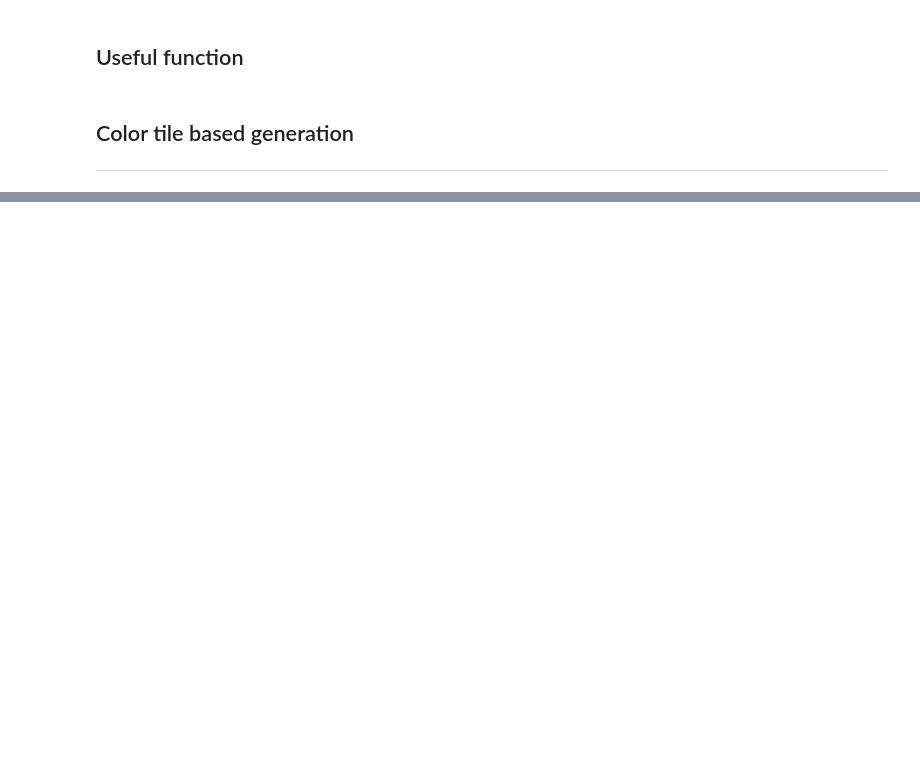
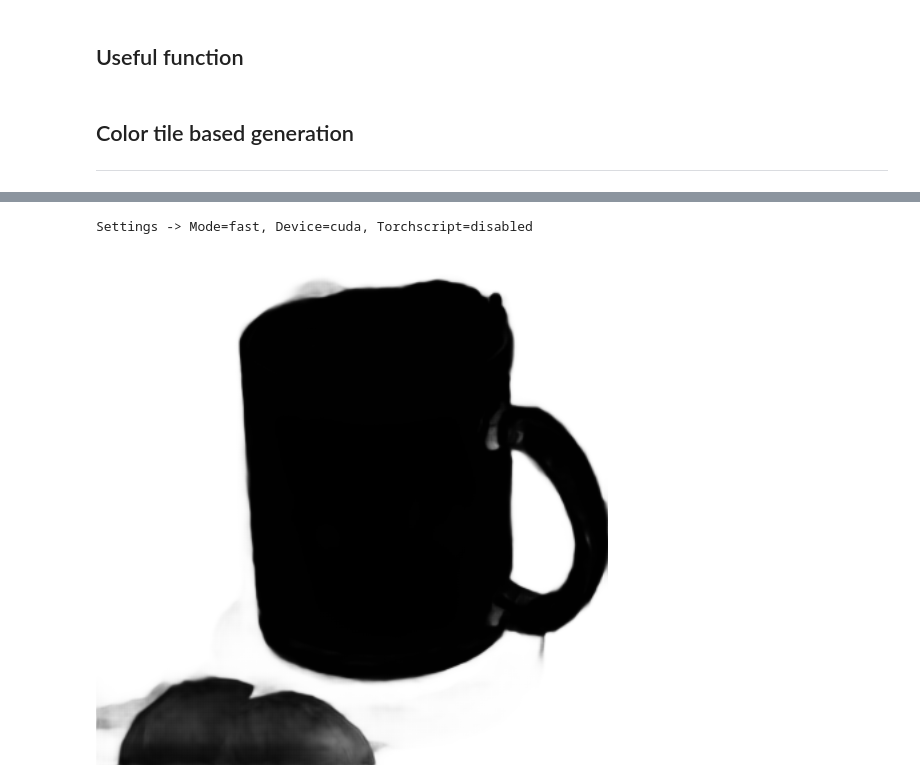
Before and after one commit to MiddleKD/Favorfit_diffusion, a Jupyter notebook: favorfit_demo.ipynb, the cells around one changed output, grey strips where cells are left out. Saved outputs shown, nothing was run; the diff lists cells and outputs as text; code cells hidden in the pictures; blank space fills up the shorter version.

```diff
--- a/favorfit_demo.ipynb
+++ b/favorfit_demo.ipynb
@@ -70,0 +98,13 @@ diffusion_state_dict["lora"] = lora_state_dict
+# %%
+from transparent_background import Remover
+import numpy as np
+from PIL import Image
+
+remover = Remover(mode="fast", device="cuda")
+mask = remover.process(control_image, type="map")
+mask_np = 255 - np.array(mask)
+mask = Image.fromarray(mask_np)
+mask
+# %% [output]
+Settings -> Mode=fast, Device=cuda, Torchscript=disabled
+[figure, added]
```
Also changed, not shown: parts of 16 cells of this notebook, 13 other files.
